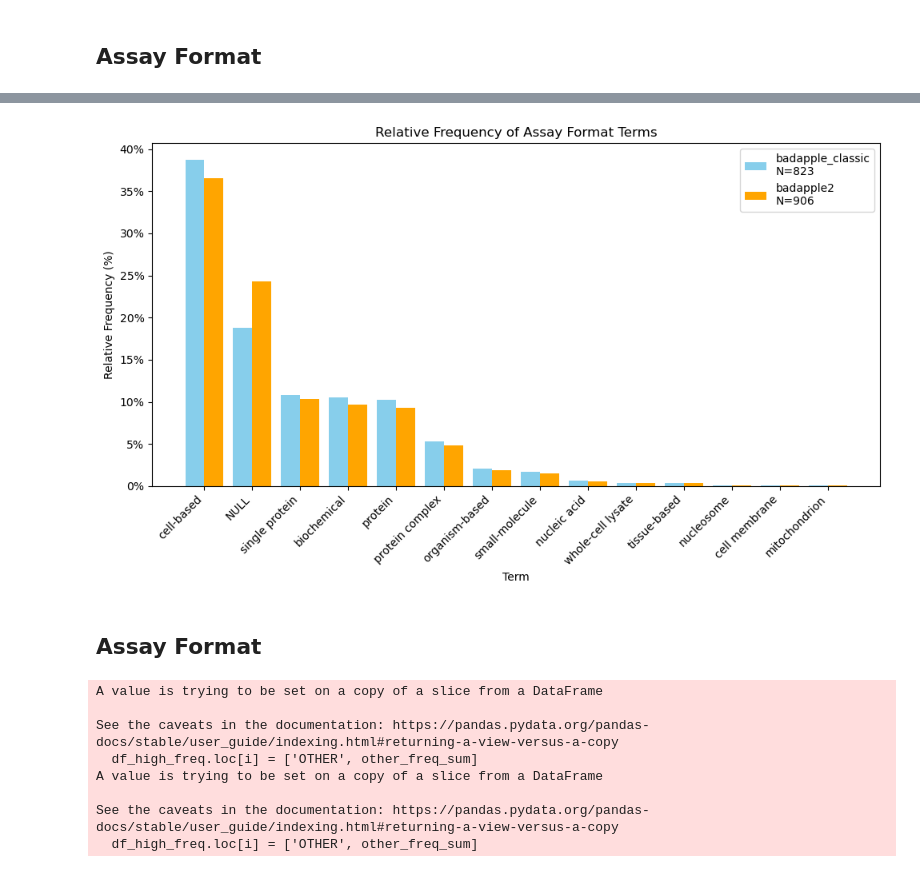
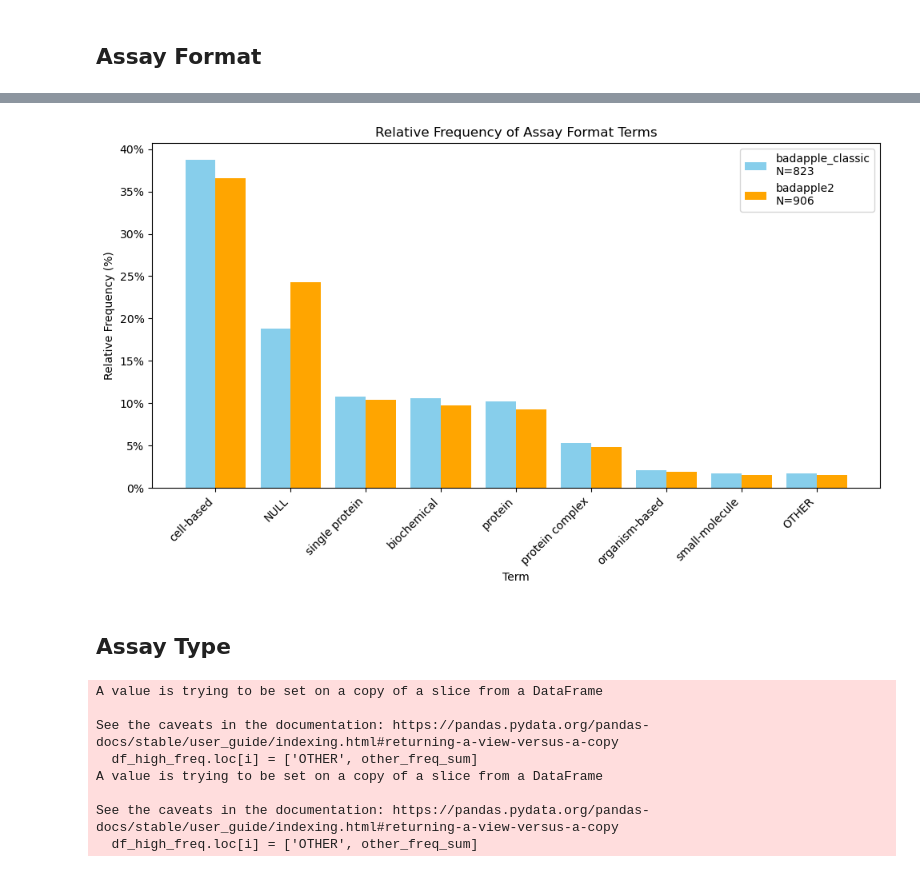
Before and after one commit to unmtransinfo/Badapple2, a Jupyter notebook: src/notebooks/badapple2-vs-classic_assay_annotations.ipynb, the cells around one changed output, grey strips where cells are left out. Drawn from its saved outputs; the diff is of its cells as text; code cells hidden in the pictures.

```diff
--- a/src/notebooks/badapple2-vs-classic_assay_annotations.ipynb
+++ b/src/notebooks/badapple2-vs-classic_assay_annotations.ipynb
@@ -147,6 +147,11 @@ def get_high_frequency_df(df: pd.DataFrame, thresh: int, freq_col: str = "Freque
     return df_high_freq
 # %% [markdown]
 # Create plots
+# %%
+def fill_in_rel_frequency(df: pd.DataFrame, frequency_col: str = "Frequency"):
+    total1 = df[frequency_col].sum()
+    df["Relative Frequency"] = (df[frequency_col] / total1 * 100) if total1 > 0 else 0
+    return total1
 # %%
 def plot_frequency_comparison(df1: pd.DataFrame, df2: pd.DataFrame,
                               df1_label: str, df2_label: str,
@@ -156,15 +161,14 @@ def plot_frequency_comparison(df1: pd.DataFrame, df2: pd.DataFrame,
                               xlabel: str = "Term",
                               ylabel: str = "Relative Frequency (%)",
                               title: str = None,
-                              label_bars: bool = False):
+                              label_bars: bool = False,
+                              save_fname: str = None):
     fig, ax = plt.subplots(figsize=(10, 6))
     ind = np.arange(max(len(df1), len(df2)))
     width = 0.4
 
-    total1 = df1["Frequency"].sum()
-    total2 = df2["Frequency"].sum()
-    df1["Relative Frequency"] = (df1["Frequency"] / total1 * 100) if total1 > 0 else 0
-    df2["Relative Frequency"] = (df2["Frequency"] / total2 * 100) if total2 > 0 else 0
+    total1 = fill_in_rel_frequency(df1)
+    total2 = fill_in_rel_frequency(df2)
 
     df1_label += f"\nN={total1}"
     df2_label += f"\nN={total2}"
@@ -198,6 +202,8 @@ def plot_frequency_comparison(df1: pd.DataFrame, df2: pd.DataFrame,
                     f"{freq:.1f}%", ha='center', va='bottom', fontsize=8)
 
     plt.tight_layout()
+    if save_fname is not None:
+        plt.savefig(save_fname, dpi=300)
     plt.show()
 # %% [markdown]
 ## Assay Format
@@ -206,5 +212,5 @@ remove_str = " format"
 key = "assay_format"
 title_key = "Assay Format"
 # %%
-df1 = get_frequency_df(original_ann_df, key, remove_str)
-df2 = get_frequency_df(comparison_ann_df, key, remove_str)
+format_df1 = get_frequency_df(original_ann_df, key, remove_str)
+format_df2 = get_frequency_df(comparison_ann_df, key, remove_str)
@@ -226,0 +217,3 @@ print(df2.head())
+# %%
+format_hf_df1 = get_high_frequency_df(format_df1, 5)
+format_hf_df2 = get_high_frequency_df(format_df2, 5)
@@ -227,10 +255,11 @@ print(df2.head())
 # %%
-plot_frequency_comparison(df1, df2, ORIGINAL_DB_NAME, COMPARISON_DB_NAME,
-                          title_key, xtick_labels=list(df1["Term"]), label_bars=False)
+plot_frequency_comparison(format_hf_df1, format_hf_df2, ORIGINAL_DB_NAME, COMPARISON_DB_NAME,
+                          title_key, xtick_labels=list(format_hf_df1["Term"]), label_bars=False,
+                          save_fname="assay_format_terms.png")
 # %% [output]
-[figure, old version]
+[figure, new version]
 # %% [markdown]
-## Assay Format
+## Assay Type
 # %%
 remove_str = " assay"
 key = "assay_type"
```
Also changed, not shown: parts of 19 cells of this notebook.
